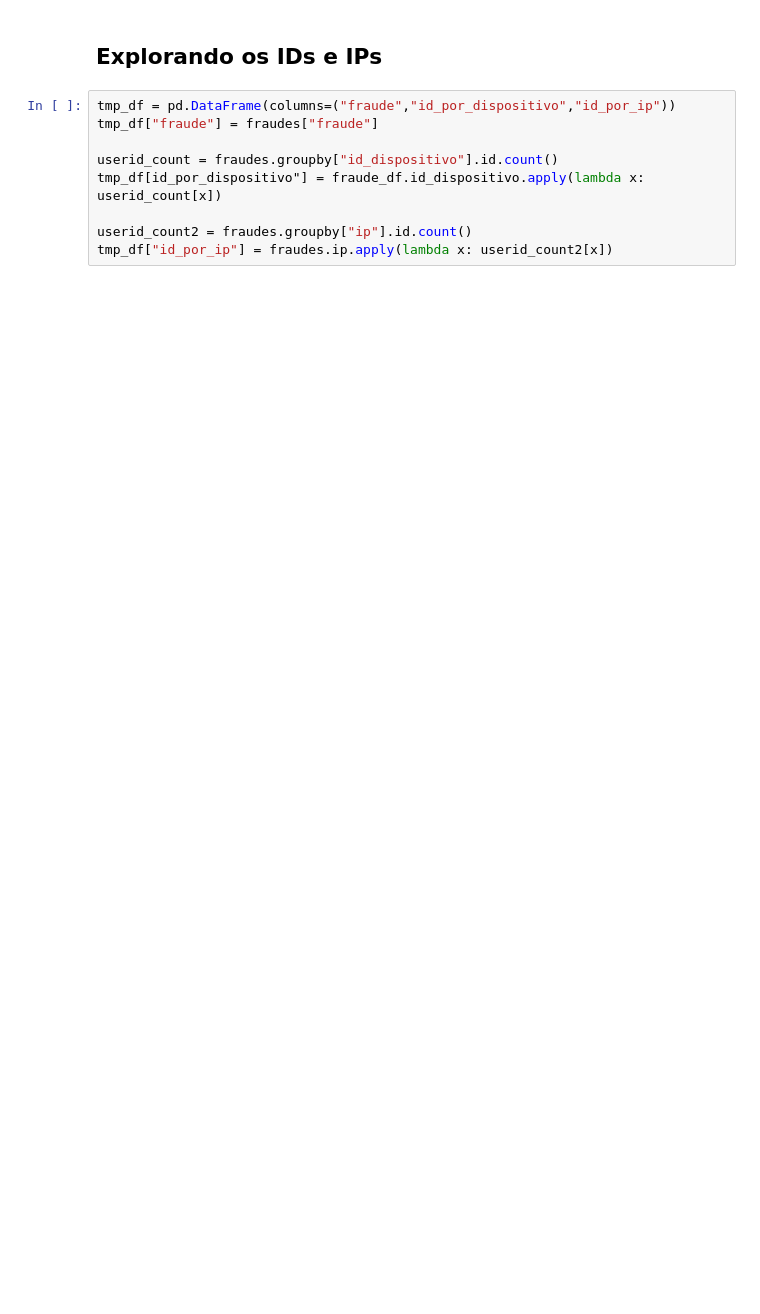
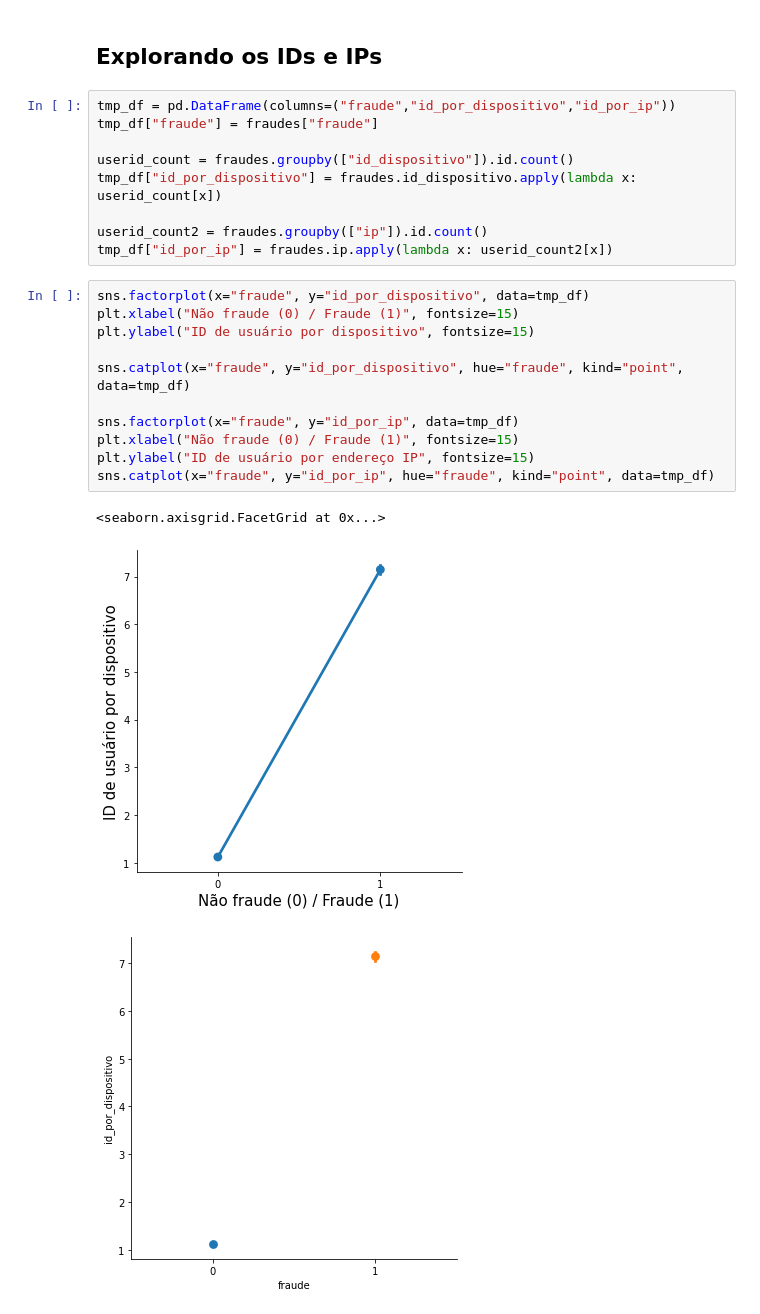
Before and after one commit to marcelogbrito/machine-learning-negocios, a Jupyter notebook: DeteccaoFraudes.ipynb, the cells around one changed output. Cells and saved outputs as stored; diff of their text form; blank space fills up the shorter version.

```diff
--- a/DeteccaoFraudes.ipynb
+++ b/DeteccaoFraudes.ipynb
@@ -279,8 +290,23 @@ plt.ylabel("Países",fontsize=15)
 tmp_df = pd.DataFrame(columns=("fraude","id_por_dispositivo","id_por_ip"))
 tmp_df["fraude"] = fraudes["fraude"]
 
-userid_count = fraudes.groupby["id_dispositivo"].id.count()
-tmp_df[id_por_dispositivo"] = fraude_df.id_dispositivo.apply(lambda x: userid_count[x])
+userid_count = fraudes.groupby(["id_dispositivo"]).id.count()
+tmp_df["id_por_dispositivo"] = fraudes.id_dispositivo.apply(lambda x: userid_count[x])
 
-userid_count2 = fraudes.groupby["ip"].id.count()
+userid_count2 = fraudes.groupby(["ip"]).id.count()
 tmp_df["id_por_ip"] = fraudes.ip.apply(lambda x: userid_count2[x])
+# %%
+sns.factorplot(x="fraude", y="id_por_dispositivo", data=tmp_df)
+plt.xlabel("Não fraude (0) / Fraude (1)", fontsize=15)
+plt.ylabel("ID de usuário por dispositivo", fontsize=15)
+
+sns.catplot(x="fraude", y="id_por_dispositivo", hue="fraude", kind="point", data=tmp_df)
+
+sns.factorplot(x="fraude", y="id_por_ip", data=tmp_df)
+plt.xlabel("Não fraude (0) / Fraude (1)", fontsize=15)
+plt.ylabel("ID de usuário por endereço IP", fontsize=15)
+sns.catplot(x="fraude", y="id_por_ip", hue="fraude", kind="point", data=tmp_df)
+# %% [output]
+<seaborn.axisgrid.FacetGrid at 0x...>
+[figure, added]
+[figure, added]
```
Also changed, not shown: parts of 39 cells of this notebook.
